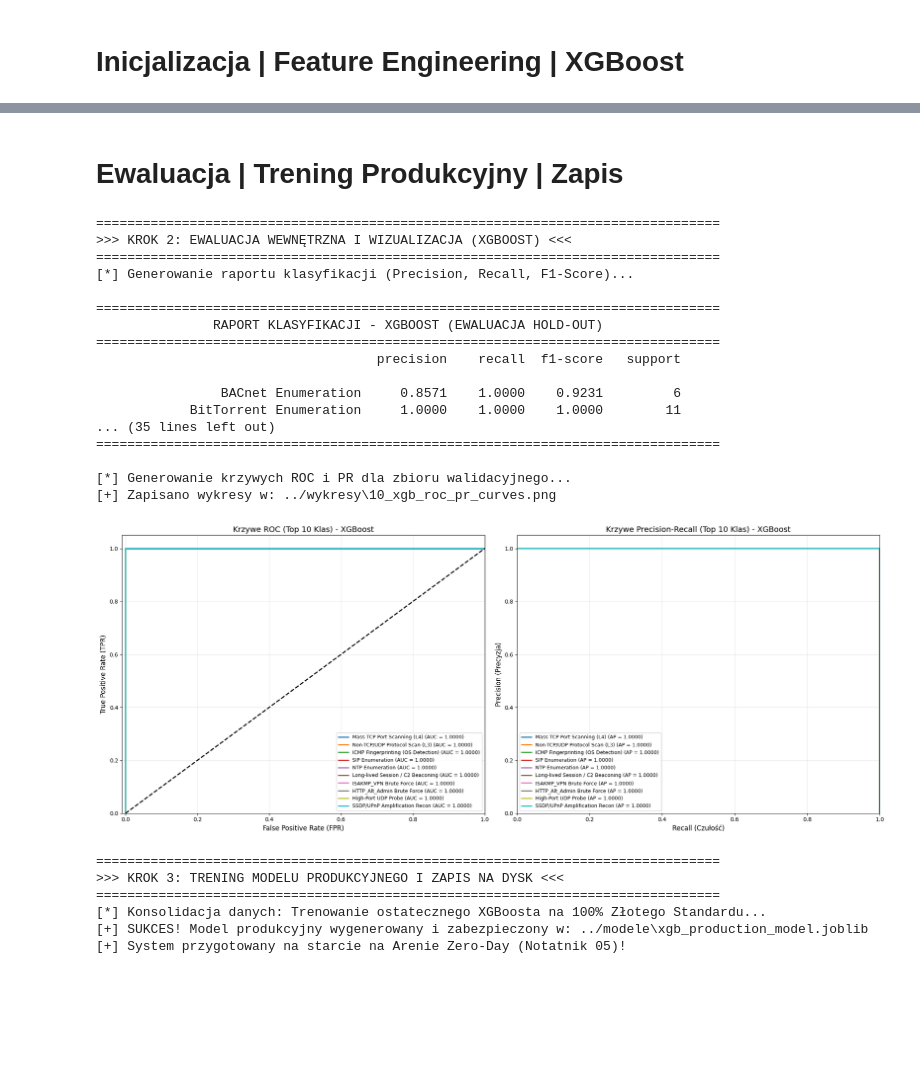
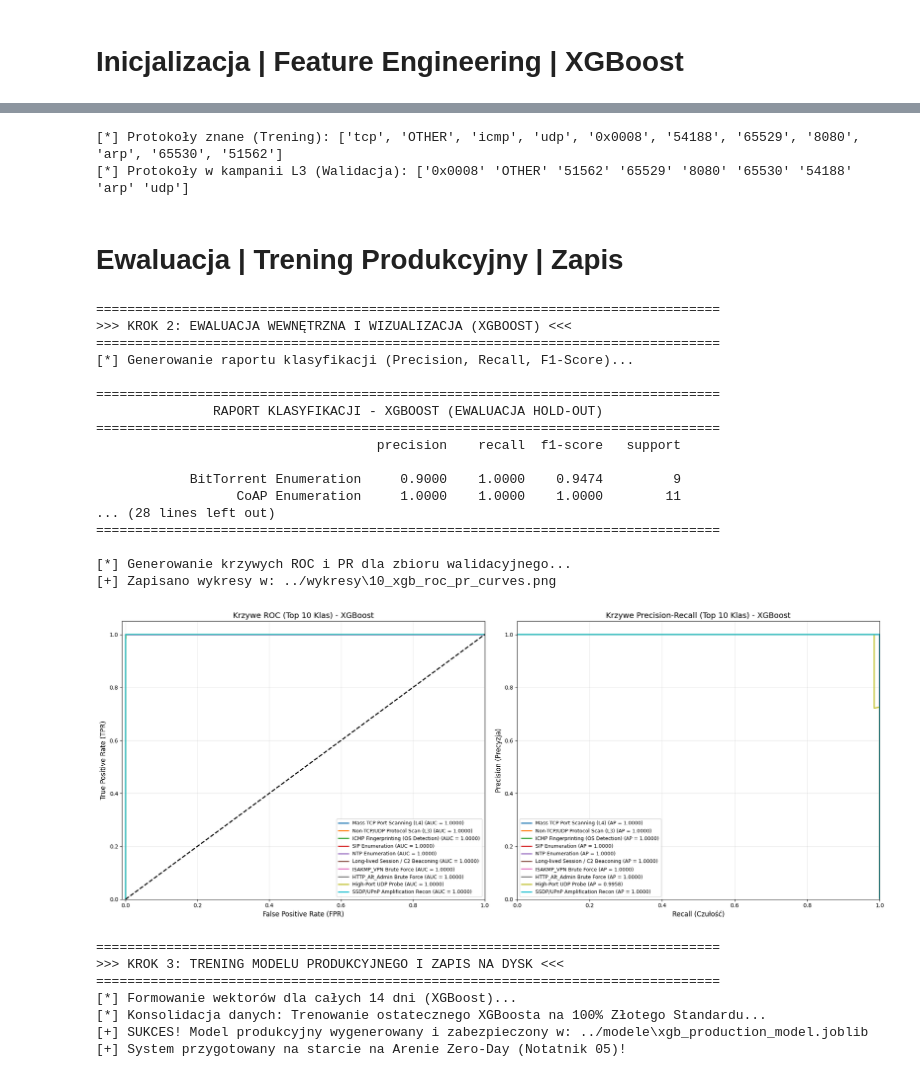
Before and after one commit to GITsciula/semi-supervised-honeypot-ml, a Jupyter notebook: notatniki/04_XGBoost_Classifier.ipynb, the cells around one changed output, grey strips where cells are left out. Saved outputs shown, nothing was run; the diff lists cells and outputs as text; code cells hidden in the pictures; blank space fills up the shorter version.

```diff
--- a/notatniki/04_XGBoost_Classifier.ipynb
+++ b/notatniki/04_XGBoost_Classifier.ipynb
@@ -141,6 +178,22 @@ print(f"[+] Model XGBoost uzbrojony! Precyzja walidacyjna (Złoty Standard): {ac
 
 [*] Trenowanie modelu XGBoost (Gradient Boosting)...
 [+] Model XGBoost uzbrojony! Precyzja walidacyjna (Złoty Standard): 99.99%
+# %%
+# Sprawdzenie, jakie protokoły model znał z treningu
+print("[*] Protokoły znane (Trening):", list(known_protos.keys()))
+
+# Sprawdzenie protokołów w masowej kampanii L3 z walidacji
+l3_val_protocols = df_val[df_val['Refined_Label'] == 'Non-TCP/UDP Protocol Scan (L3)']['Proto'].unique()
+print("[*] Protokoły w kampanii L3 (Walidacja):", l3_val_protocols)
+
+# Sprawdzenie, czy któryś z nich został zakodowany jako -1
+for p in l3_val_protocols:
+    code = safe_encode(p, known_protos)
+    if code == -1:
+        print(f"!!! WYKRYTO: Protokół '{p}' jest nieznany dla modelu i otrzymał kod -1.")
+# %% [output]
+[*] Protokoły znane (Trening): ['tcp', 'OTHER', 'icmp', 'udp', '0x0008', '54188', '65529', '8080', 'arp', '65530', '51562']
+[*] Protokoły w kampanii L3 (Walidacja): ['0x0008' 'OTHER' '51562' '65529' '8080' '65530' '54188' 'arp' 'udp']
 # %% [markdown]
 # Ewaluacja | Trening Produkcyjny | Zapis
 # %%
@@ -152,6 +205,13 @@ import os
 import numpy as np
 import pandas as pd
 import joblib
+import warnings
+from sklearn.exceptions import UndefinedMetricWarning
+
+# Wyciszenie ostrzeżeń o braku rzadkich klas w zbiorze testowym (efekt Temporal Split)
+warnings.filterwarnings('ignore', category=UndefinedMetricWarning)
+warnings.filterwarnings('ignore', message='No positive class found in y_true')
+warnings.filterwarnings('ignore', message='No positive samples in y_true')
 
 print("="*80)
 print(">>> KROK 2: EWALUACJA WEWNĘTRZNA I WIZUALIZACJA (XGBOOST) <<<")
@@ -238,53 +298,69 @@ print("\n" + "="*80)
 print(">>> KROK 3: TRENING MODELU PRODUKCYJNEGO I ZAPIS NA DYSK <<<")
 print("="*80)
 
+# ---> TEGO BRAKOWAŁO: Przygotowanie całego zbioru (Train + Val) do ostatecznego modelu
+print("[*] Formowanie wektorów dla całych 14 dni (XGBoost)...")
+df_train_raw['Proto_Enc'] = df_train_raw['Proto'].apply(lambda x: safe_encode(x, known_protos))
+df_train_raw['State_Enc'] = df_train_raw['State'].apply(lambda x: safe_encode(x, known_states))
+df_train_raw['Dport_Num'] = df_train_raw['Dport'].apply(safe_port)
+
+X_train_full = df_train_raw[FEATURES].fillna(0)
+y_train_full_encoded = le_target.transform(df_train_raw['Refined_Label'])
+# <--- KONIEC DODATKU
+
 print("[*] Konsolidacja danych: Trenowanie ostatecznego XGBoosta na 100% Złotego Standardu...")
 
 sample_weights_full = compute_sample_weight(class_weight='balanced', y=y_train_full_encoded)
 
 xgb_clf_prod = xgb.XGBClassifier(
-    n_estimators=300,
-    learning_rate=0.1,
-    max_depth=6,
+    n_estimators=500,
+    learning_rate=0.05,
+    max_depth=12,
+    min_child_weight=0,        # Zachowujemy te same parametry co w walidacji
+    subsample=0.8,
+    colsample_bytree=0.8,
+    reg_alpha=0.1,
+    reg_lambda=1.0,
     random_state=42,
     n_jobs=-1,
     eval_metric='mlogloss',
     tree_method='hist'
 )
 
 xgb_clf_prod.fit(X_train_full, y_train_full_encoded, sample_weight=sample_weights_full)
 
 model_dir = '../modele'
 if not os.path.exists(model_dir):
     os.makedirs(model_dir)
 
 model_path = os.path.join(model_dir, 'xgb_production_model.joblib')
 joblib.dump(xgb_clf_prod, model_path)
 
 print(f"[+] SUKCES! Model produkcyjny wygenerowany i zabezpieczony w: {model_path}")
 print("[+] System przygotowany na starcie na Arenie Zero-Day (Notatnik 05)!")
 # %% [output]
 ================================================================================
 >>> KROK 2: EWALUACJA WEWNĘTRZNA I WIZUALIZACJA (XGBOOST) <<<
 ================================================================================
 [*] Generowanie raportu klasyfikacji (Precision, Recall, F1-Score)...
 
 ================================================================================
                RAPORT KLASYFIKACJI - XGBOOST (EWALUACJA HOLD-OUT)
 ================================================================================
                                     precision    recall  f1-score   support
 
-                BACnet Enumeration     0.8571    1.0000    0.9231         6
-            BitTorrent Enumeration     1.0000    1.0000    1.0000        11
-... (35 lines left out)
+            BitTorrent Enumeration     0.9000    1.0000    0.9474         9
+                  CoAP Enumeration     1.0000    1.0000    1.0000        11
+... (28 lines left out)
 ================================================================================
 
 [*] Generowanie krzywych ROC i PR dla zbioru walidacyjnego...
 [+] Zapisano wykresy w: ../wykresy\10_xgb_roc_pr_curves.png
-[figure, old version]
+[figure, new version]
 ================================================================================
 >>> KROK 3: TRENING MODELU PRODUKCYJNEGO I ZAPIS NA DYSK <<<
 ================================================================================
+[*] Formowanie wektorów dla całych 14 dni (XGBoost)...
 [*] Konsolidacja danych: Trenowanie ostatecznego XGBoosta na 100% Złotego Standardu...
 [+] SUKCES! Model produkcyjny wygenerowany i zabezpieczony w: ../modele\xgb_production_model.joblib
 [+] System przygotowany na starcie na Arenie Zero-Day (Notatnik 05)!
```
Also changed, not shown: parts of 1 cell of this notebook, 23 other files.
